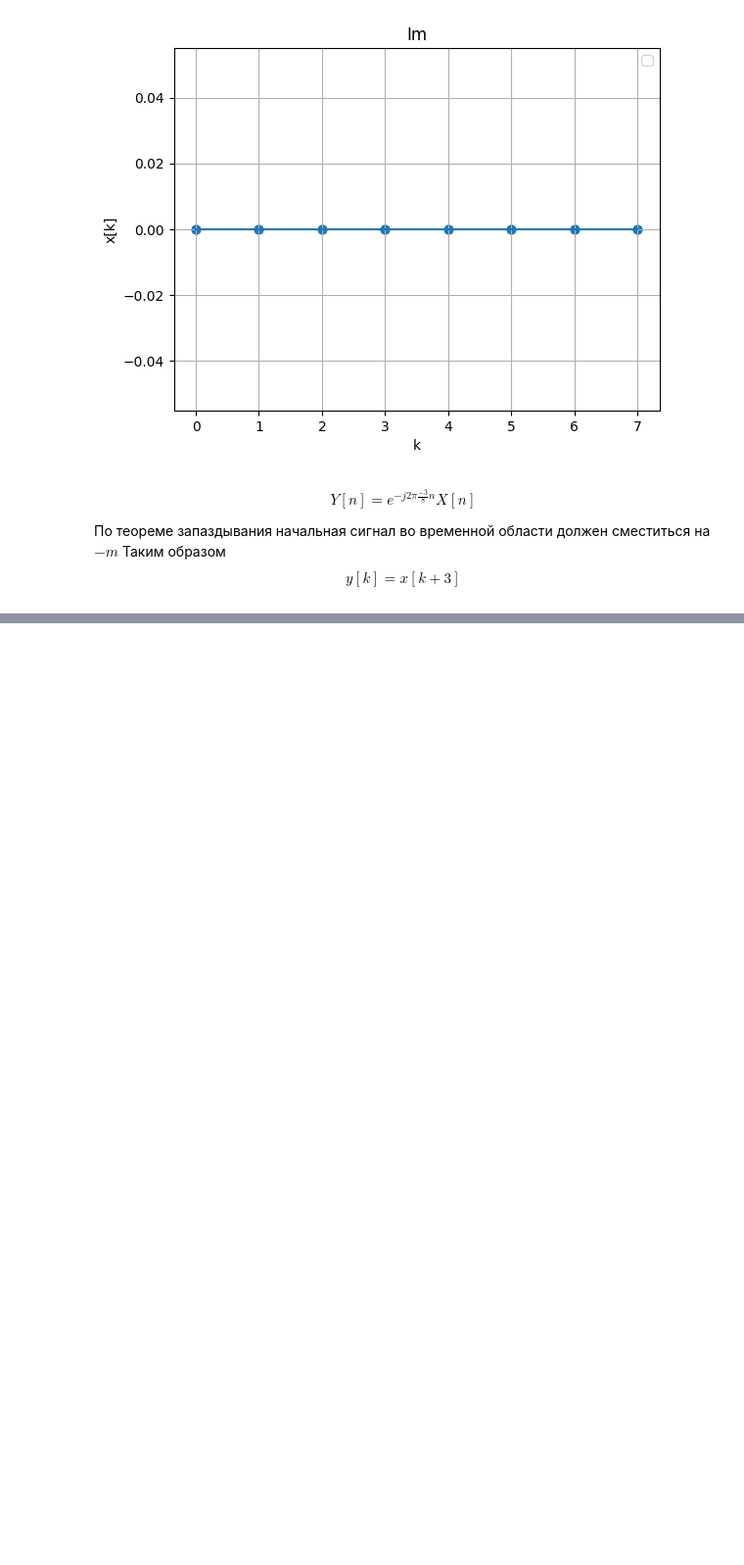
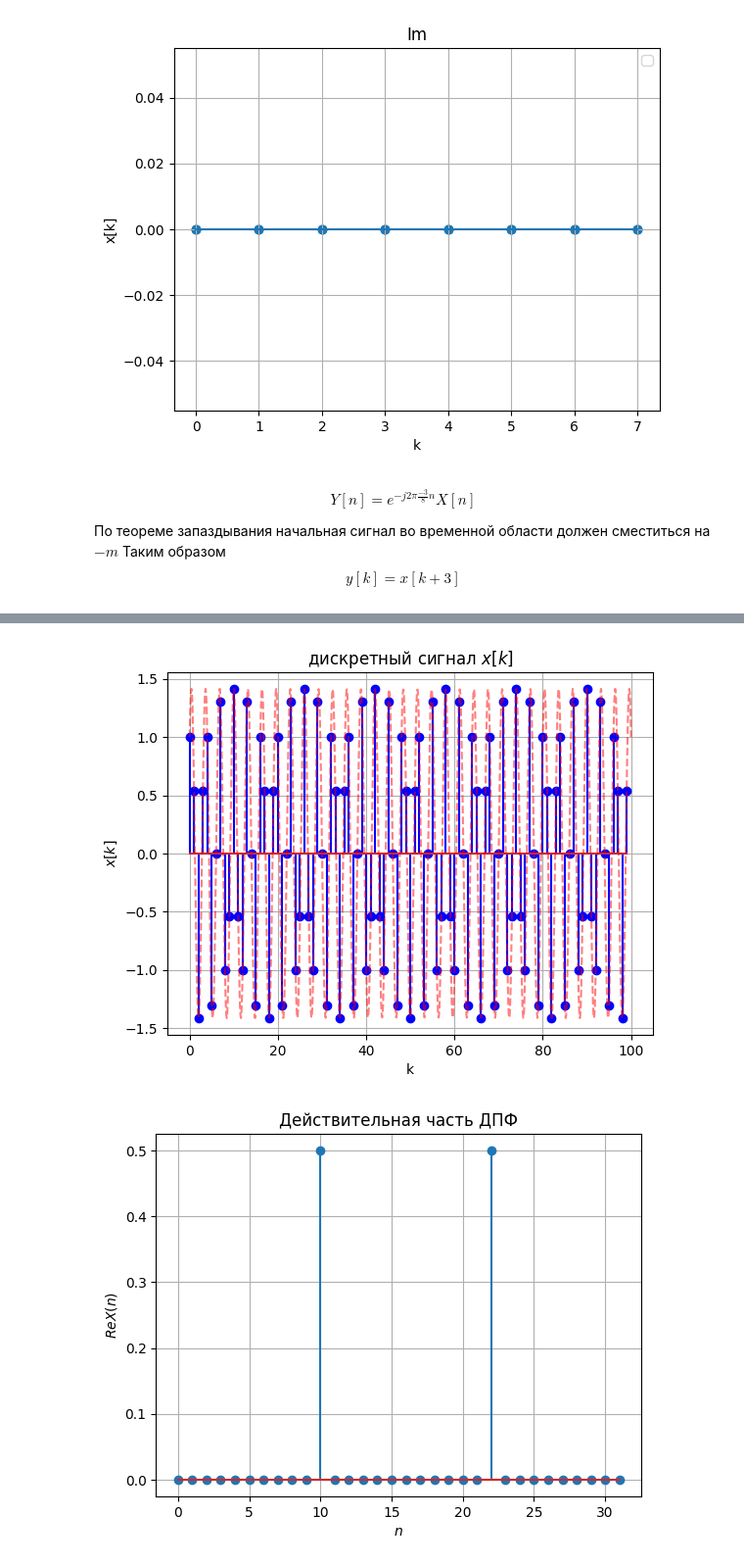
Before and after one commit to Zararest/Labs, a Jupyter notebook: RT_2/Result.ipynb, the cells around one changed output, grey strips where cells are left out. Shown at 98% size. Saved outputs shown, nothing was run; the diff lists cells and outputs as text; code cells hidden in the pictures; blank space fills up the shorter version.

```diff
--- a/RT_2/Result.ipynb
+++ b/RT_2/Result.ipynb
@@ -370,0 +565,43 @@ $$ y[k] = x[k + 3] $$
+# %%
+m0 = 10
+m1 = 0.85
+N = 32
+
+rg = 100
+
+k = np.arange(rg)
+m = m0
+x_k = np.cos(2*math.pi*m*k / N) + np.sin(2*math.pi*m*k / N)
+
+plt.figure()
+
+plt.stem(k, x_k, 'b', 'bo')
+plt.title(r'дискретный сигнал $x[k]$')
+plt.xlabel('k')
+plt.ylabel(r'$x[k]$')
+
+k_range = np.linspace(0,rg, 1000)
+x_k_range = np.cos(2*math.pi*m*k_range / N) + np.sin(2*math.pi*m*k_range / N)
+plt.plot(k_range, x_k_range, color='red', alpha=0.5, lw=1.5, ls='--')
+
+plt.grid()
+
+# вычислим значения ДПФ на одном периоде
+X = np.array([1/N * np.dot(x_k[:N], np.exp(-1j*2*math.pi*k[:N]*n / N)) for n in range(N)])
+
+plt.figure()
+plt.stem(np.arange(N), X.real)
+plt.title(r'Действительная часть ДПФ')
+plt.ylabel(r'$Re X(n)$')
+plt.xlabel(r'$n$')
+plt.grid()
+
+plt.figure()
+plt.stem(np.arange(N), X.imag)
+plt.title(r'Мнимая часть ДПФ')
+plt.ylabel(r'$Im X(n)$')
+plt.xlabel(r'$n$')
+plt.grid()
+# %% [output]
+[figure, added]
+[figure, added]
```
Also changed, not shown: parts of 22 cells of this notebook.
